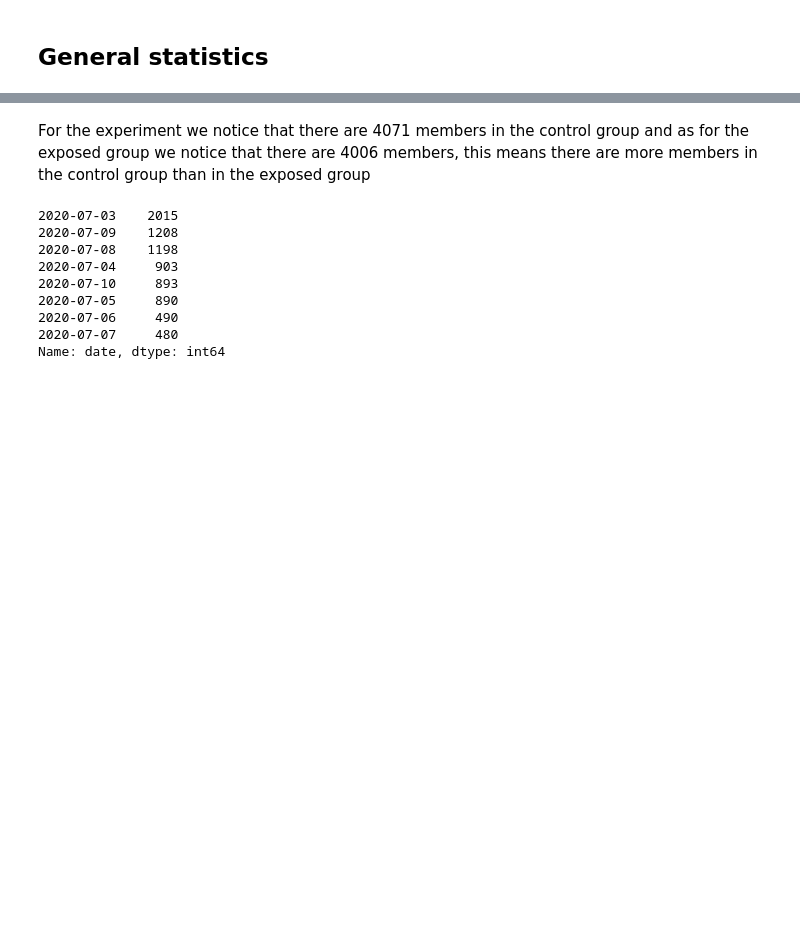
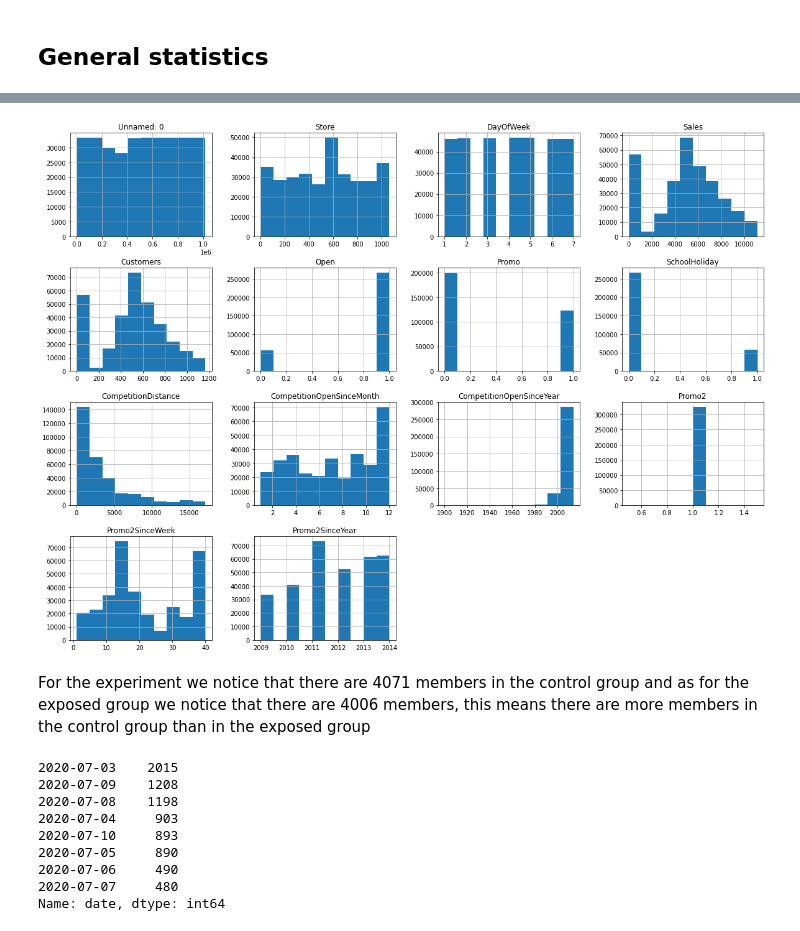
Before and after one commit to tutorialcreation/nlp_swahili_amharic, a Jupyter notebook: notebooks/EDA.ipynb, the cells around one changed output, grey strips where cells are left out. Drawn from its saved outputs; the diff is of its cells as text; code cells hidden in the pictures; blank space fills up the shorter version.

```diff
--- a/notebooks/EDA.ipynb
+++ b/notebooks/EDA.ipynb
@@ -98,3 +64,7 @@ eda.plot_counts("experiment",type="univariate")
+# %%
+eda_train.plot_distributions()
+# %% [output]
+[figure, added]
 # %% [markdown]
 For the experiment we notice that there are 4071 members in the
 control group and as for the exposed group we notice that there are 4006 members,
```
Also changed, not shown: parts of 12 cells of this notebook, 5 other files.
